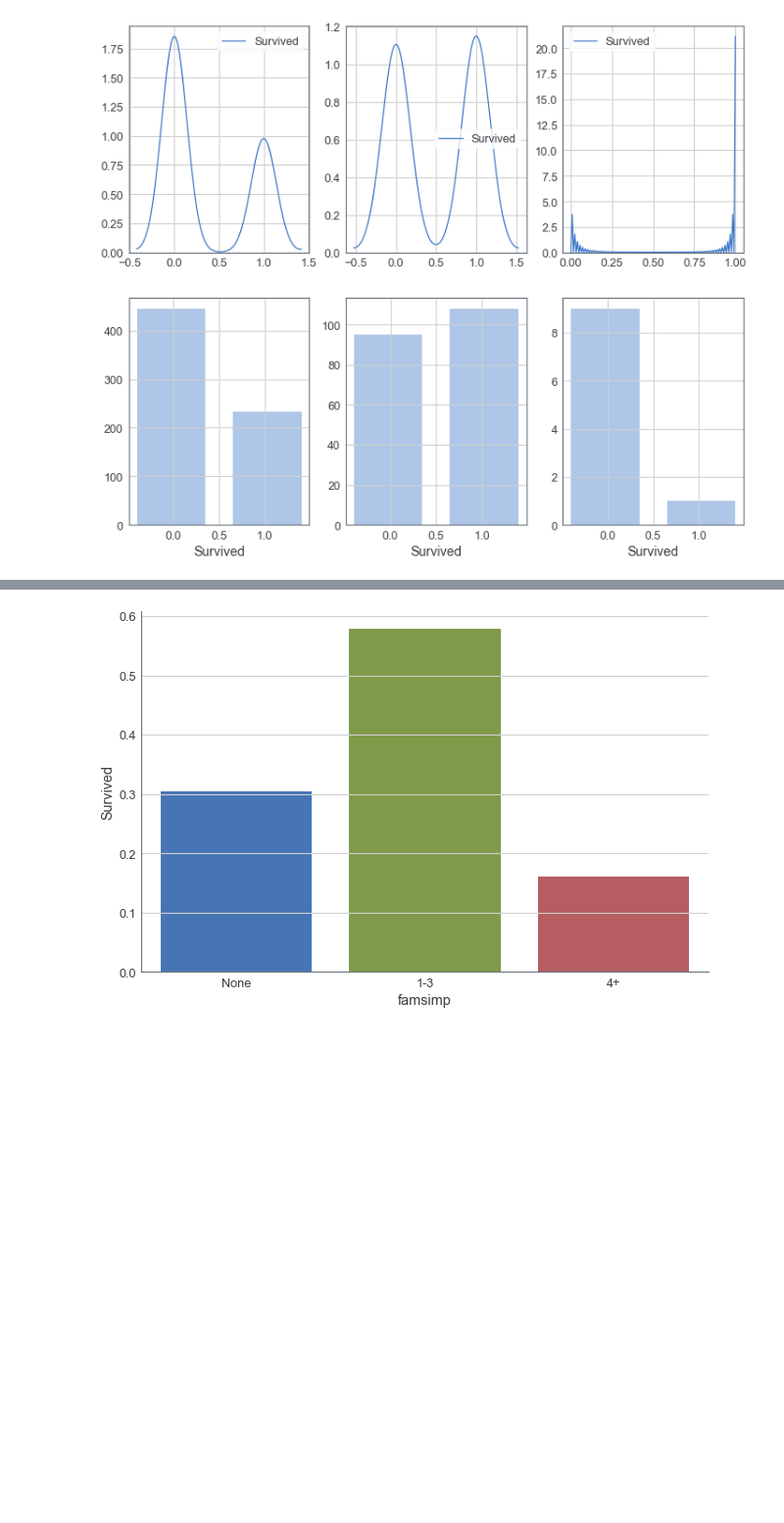
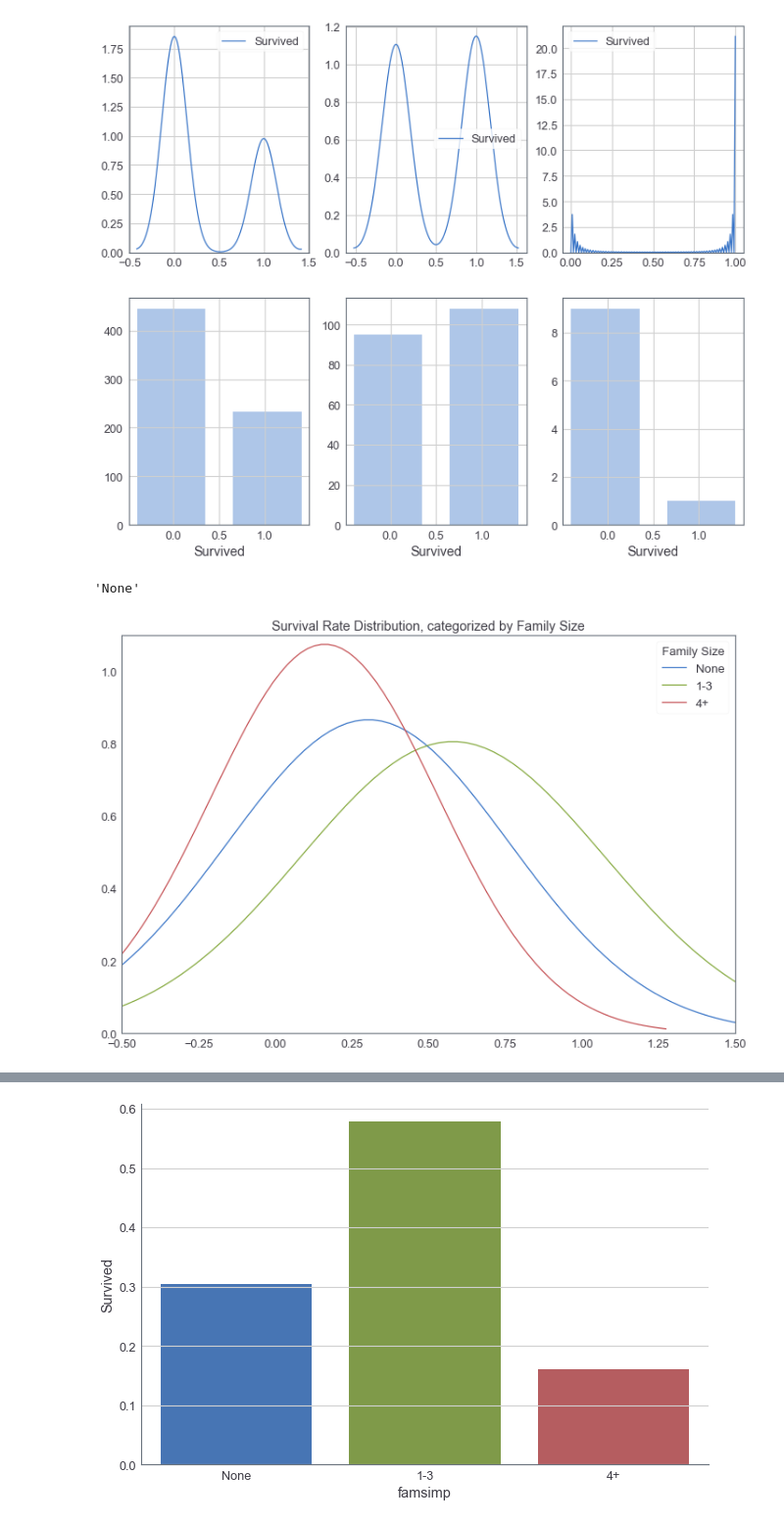
Before and after one commit to stobbei/Improving-Workflow-Design, a Jupyter notebook: Workflow Design.ipynb, the cells around one changed output, grey strips where cells are left out. Shown: that part at 98% size. Drawn from its saved outputs; the diff is of its cells as text; code cells hidden in the pictures; blank space fills up the shorter version.

```diff
--- a/Workflow Design.ipynb
+++ b/Workflow Design.ipynb
@@ -216,0 +227,19 @@ for i,loop in enumerate(loop_list):
+# %%
+table.iloc[0].name
+# %% [output]
+'None'
+# %%
+fig = plt.figure(figsize=(12,8))
+for ind,row in table.iterrows():
+    mu = row['mean'].values
+    sigma = row['std'].values
+    x = np.linspace(mu - 3*sigma, mu + 3*sigma, 100)
+    plt.plot(x, stats.norm.pdf(x, mu, sigma),label=str(row.name))
+plt.legend(title="Family Size", fontsize='medium', fancybox=True)
+plt.xlim(-0.5,1.5)
+plt.ylim(0,1.1)
+plt.grid(None)
+plt.title("Survival Rate Distribution, categorized by Family Size")
+plt.show()
+# %% [output]
+[figure, added]
```
Also changed, not shown: parts of 6 cells of this notebook.
